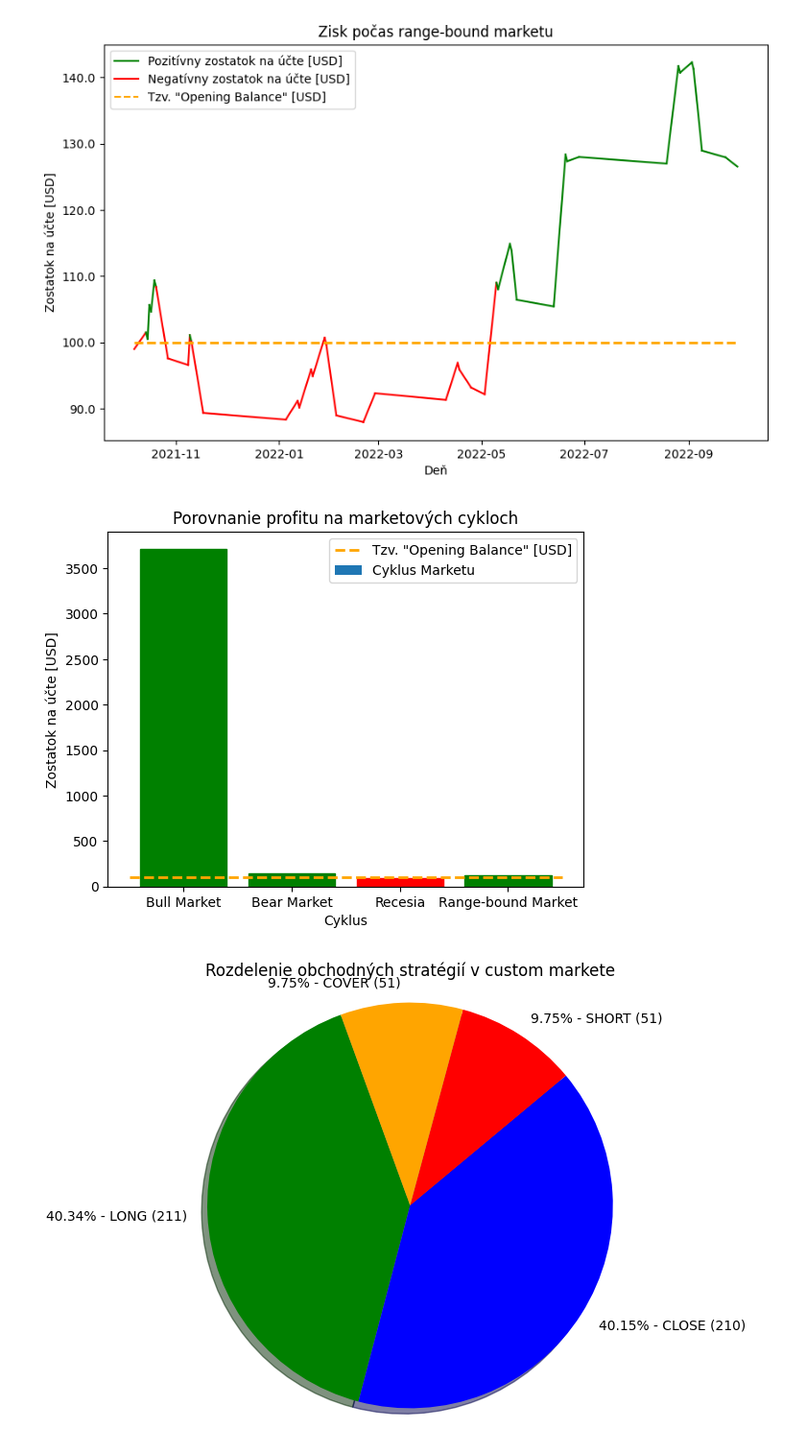
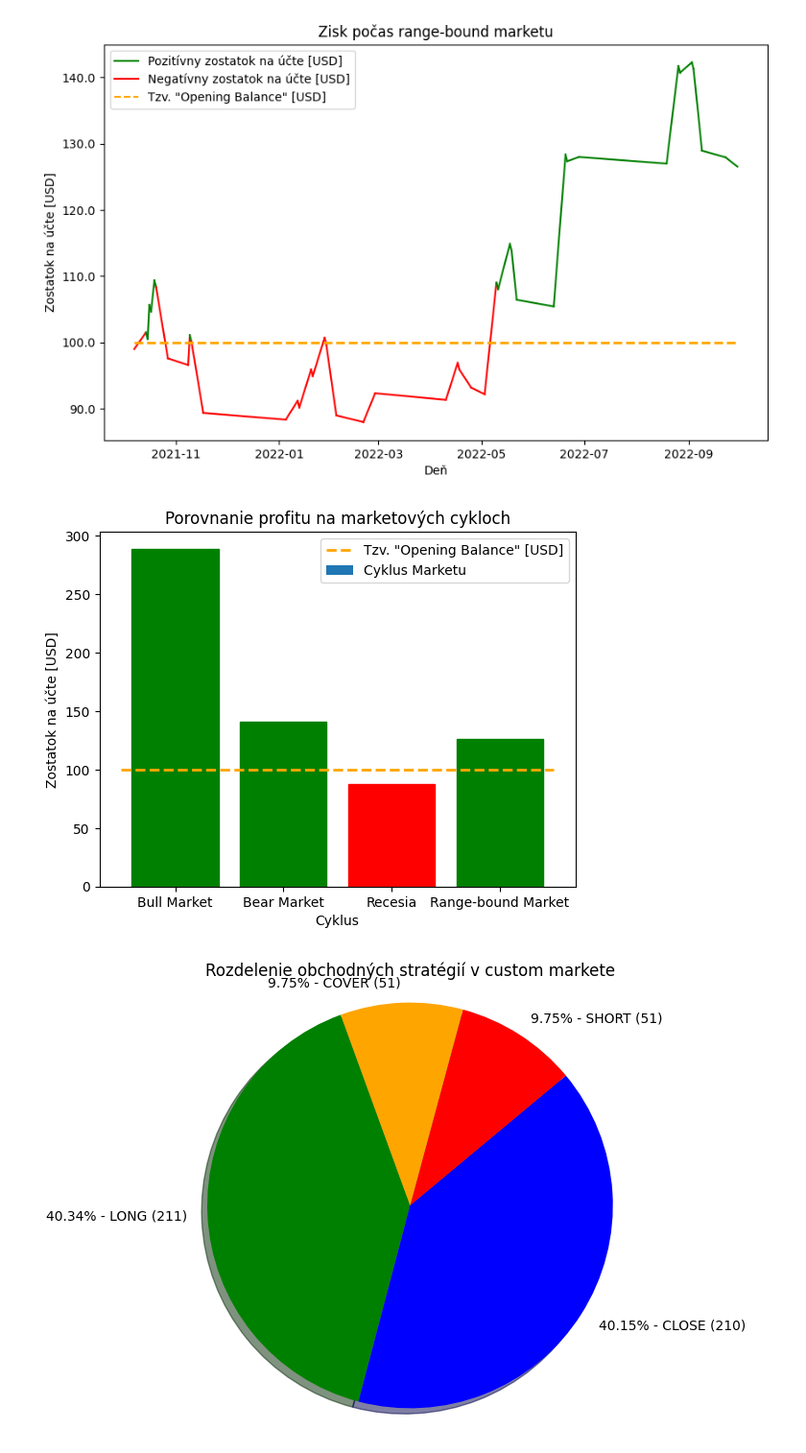
Before and after one commit to paki-valdi-9/dp_automated_trading, a Jupyter notebook: Trading bots/trading_bot_3.ipynb, the cells around one changed output. Shown at 96% size. Drawn from its saved outputs; the diff is of its cells as text; code cells hidden in the pictures.

```diff
--- a/Trading bots/trading_bot_3.ipynb
+++ b/Trading bots/trading_bot_3.ipynb
@@ -414,35 +414,35 @@ def trading_bot_3(balance, data, fee, profit_percent):
 # %%
 print(f"Initial Balance: ${initial_balance}")
 
-final_balance_tb1, trades = trading_bot_3(balance, filtered_df, 1, profit_percent)
+final_balance_tb1, trades = trading_bot_3(initial_balance, filtered_df, 1, profit_percent)
 print(f"Final Balance Custom Data: ${final_balance_tb1}")
 trades_df = pd.DataFrame(trades, columns=['unix', 'date', 'trade', 'price', 'open', 'high', 'low', 'close', 'balance'])
 trades_df['date'] = pd.to_datetime(trades_df['date'])
 trades_df['date'] = trades_df['date'].apply(lambda x: x.strftime('%Y-%m-%d %H:%M:%S'))
 df = trades_df
 
-final_balance_1, trades_asc = trading_bot_3(balance, filtered_df_ascending_6month, 1, profit_percent)
+final_balance_1, trades_asc = trading_bot_3(initial_balance, filtered_df_ascending_6month, 1, profit_percent)
 print(f"Final Balance ASC_6M: ${final_balance_1}")
 trades_df = pd.DataFrame(trades_asc, columns=['unix', 'date', 'trade', 'price', 'open', 'high', 'low', 'close', 'balance'])
 trades_df['date'] = pd.to_datetime(trades_df['date'])
 trades_df['date'] = trades_df['date'].apply(lambda x: x.strftime('%Y-%m-%d %H:%M:%S'))
 df_asc = trades_df
 
-final_balance_2, trades_dsc = trading_bot_3(balance, filtered_df_descending_6month, 1, profit_percent)
+final_balance_2, trades_dsc = trading_bot_3(initial_balance, filtered_df_descending_6month, 1, profit_percent)
 print(f"Final Balance DSC_6M: ${final_balance_2}")
 trades_df = pd.DataFrame(trades_dsc, columns=['unix', 'date', 'trade', 'price', 'open', 'high', 'low', 'close', 'balance'])
 trades_df['date'] = pd.to_datetime(trades_df['date'])
 trades_df['date'] = trades_df['date'].apply(lambda x: x.strftime('%Y-%m-%d %H:%M:%S'))
 df_dsc = trades_df
 
-final_balance_3, trades_stg = trading_bot_3(balance, filtered_df_stagnation_6month, 1, profit_percent)
+final_balance_3, trades_stg = trading_bot_3(initial_balance, filtered_df_stagnation_6month, 1, profit_percent)
 print(f"Final Balance STG_6M: ${final_balance_3}")
 trades_df = pd.DataFrame(trades_stg, columns=['unix', 'date', 'trade', 'price', 'open', 'high', 'low', 'close', 'balance'])
 trades_df['date'] = pd.to_datetime(trades_df['date'])
 trades_df['date'] = trades_df['date'].apply(lambda x: x.strftime('%Y-%m-%d %H:%M:%S'))
 df_stg = trades_df
 
-final_balance_4, trades_com = trading_bot_3(balance, filtered_df_combined_1year, 1, profit_percent)
+final_balance_4, trades_com = trading_bot_3(initial_balance, filtered_df_combined_1year, 1, profit_percent)
 print(f"Final Balance COM_1Y: ${final_balance_4}")
 trades_df = pd.DataFrame(trades_com, columns=['unix', 'date', 'trade', 'price', 'open', 'high', 'low', 'close', 'balance'])
 trades_df['date'] = pd.to_datetime(trades_df['date'])
@@ -593,22 +593,22 @@ plt.show()
 [figure]
 # %%
 x_pos = ['Bull Market', 'Bear Market', 'Recesia', 'Range-bound Market']
-y_pos = [final_balance_tb1, final_balance_tb2, final_balance_tb3, final_balance_tb4]
+y_pos = [final_balance_1, final_balance_2, final_balance_3, final_balance_4]
 
 bars = plt.bar(x_pos,y_pos)
 plt.plot([-0.5, len(x_pos)-0.5], [initial_balance, initial_balance], color='orange', linestyle='dashed', linewidth=2)
 plt.legend(['Tzv. "Opening Balance" [USD]', 'Cyklus Marketu'])
 plt.title('Porovnanie profitu na marketových cykloch')
 plt.xlabel('Cyklus')
 plt.ylabel('Zostatok na účte [USD]')
 
 for i in range(len(bars)):
     if initial_balance > y_pos[i]:
         bars[i].set_color('red')
     else:
         bars[i].set_color('green')
 # %% [output]
-[figure, old version]
+[figure, new version]
 # %%
 mode_counts = df['trade'].value_counts()
 color_map = {'LONG': 'green', 'SHORT': 'red', 'CLOSE': 'blue', 'COVER': 'orange', 'NO SIGNAL': 'pink'}
```
Also changed, not shown: 1 other file.
